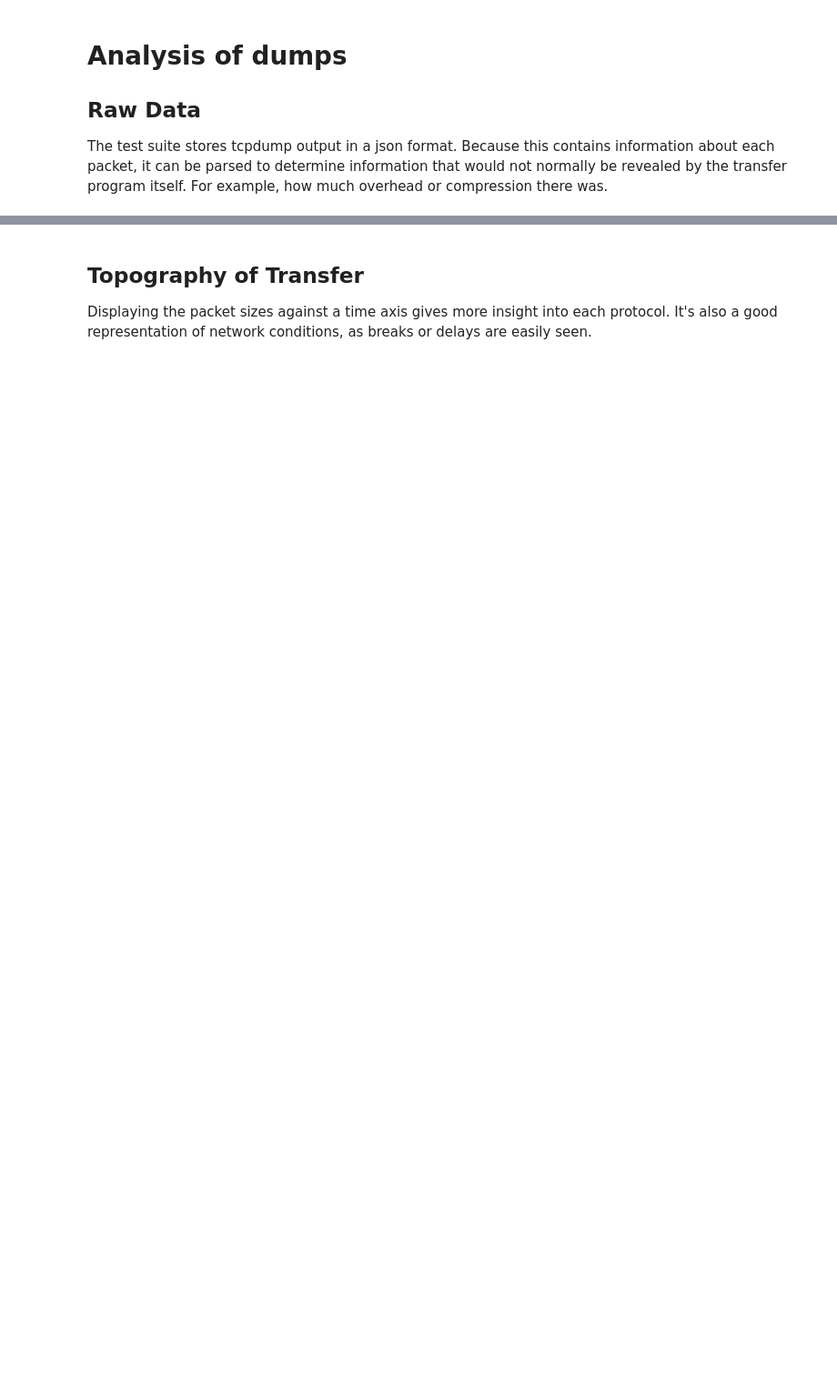
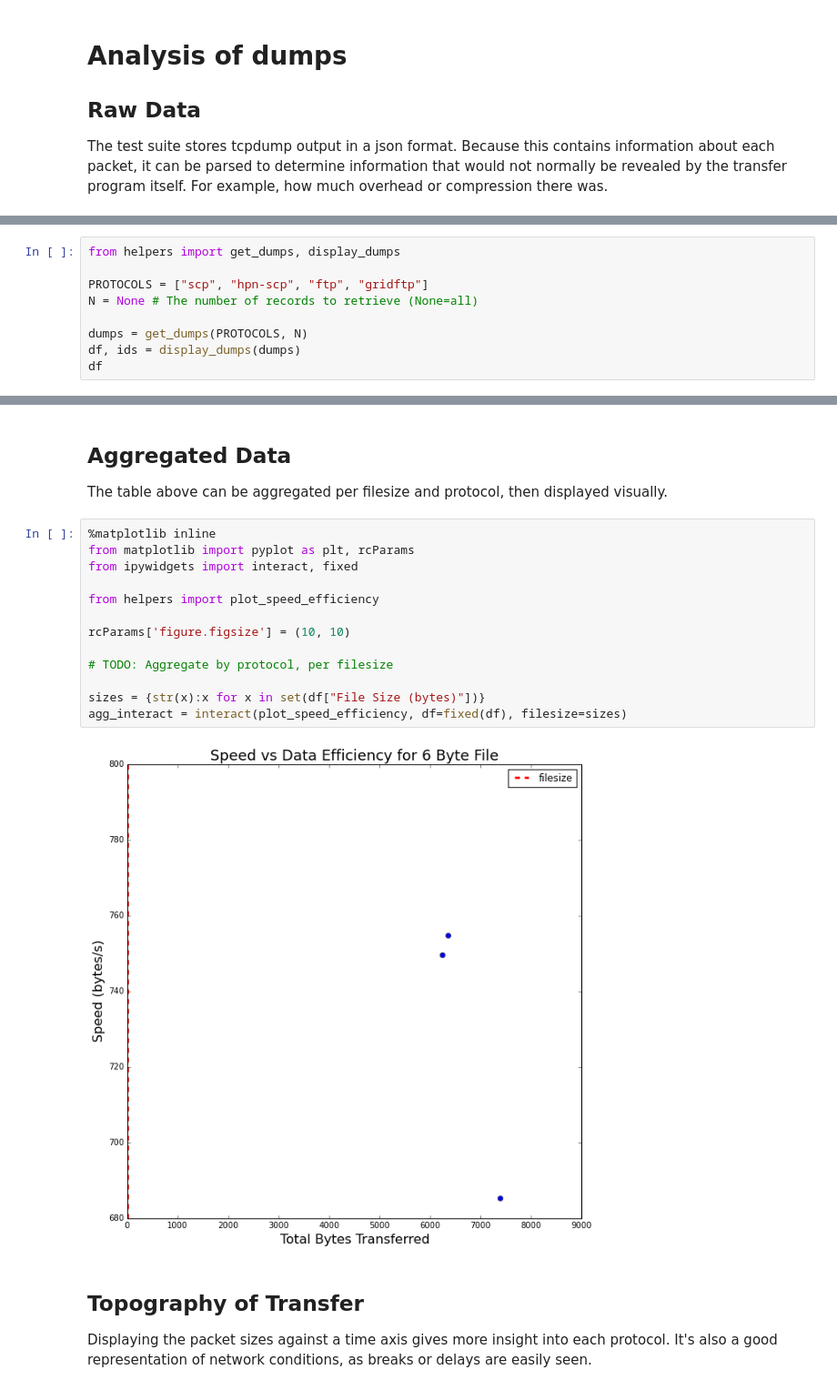
Before and after one commit to rsignell-usgs/bigbinf, a Jupyter notebook: protocol_testbed/analysis.ipynb, the cells around one changed output, grey strips where cells are left out. Shown: that part at 91% size. Drawn from its saved outputs; the diff is of its cells as text; blank space fills up the shorter version.

```diff
--- a/protocol_testbed/analysis.ipynb
+++ b/protocol_testbed/analysis.ipynb
@@ -44,0 +5,9 @@ df
+# %%
+from helpers import get_dumps, display_dumps
+
+PROTOCOLS = ["scp", "hpn-scp", "ftp", "gridftp"]
+N = None # The number of records to retrieve (None=all)
+
+dumps = get_dumps(PROTOCOLS, N)
+df, ids = display_dumps(dumps)
+df
@@ -45,3 +24,21 @@ df
+# %% [markdown]
+## Aggregated Data
+The table above can be aggregated per filesize and protocol, then displayed visually.
+# %%
+%matplotlib inline
+from matplotlib import pyplot as plt, rcParams
+from ipywidgets import interact, fixed
+
+from helpers import plot_speed_efficiency
+
+rcParams['figure.figsize'] = (10, 10)
+
+# TODO: Aggregate by protocol, per filesize
+
+sizes = {str(x):x for x in set(df["File Size (bytes)"])}
+agg_interact = interact(plot_speed_efficiency, df=fixed(df), filesize=sizes)
+# %% [output]
+[figure, added]
 # %% [markdown]
 ## Topography of Transfer
 Displaying the packet sizes against a time axis gives more insight into each protocol. It's also a good representation of network conditions, as breaks or delays are easily seen.
```
Also changed, not shown: parts of 4 cells of this notebook, 5 other files.
